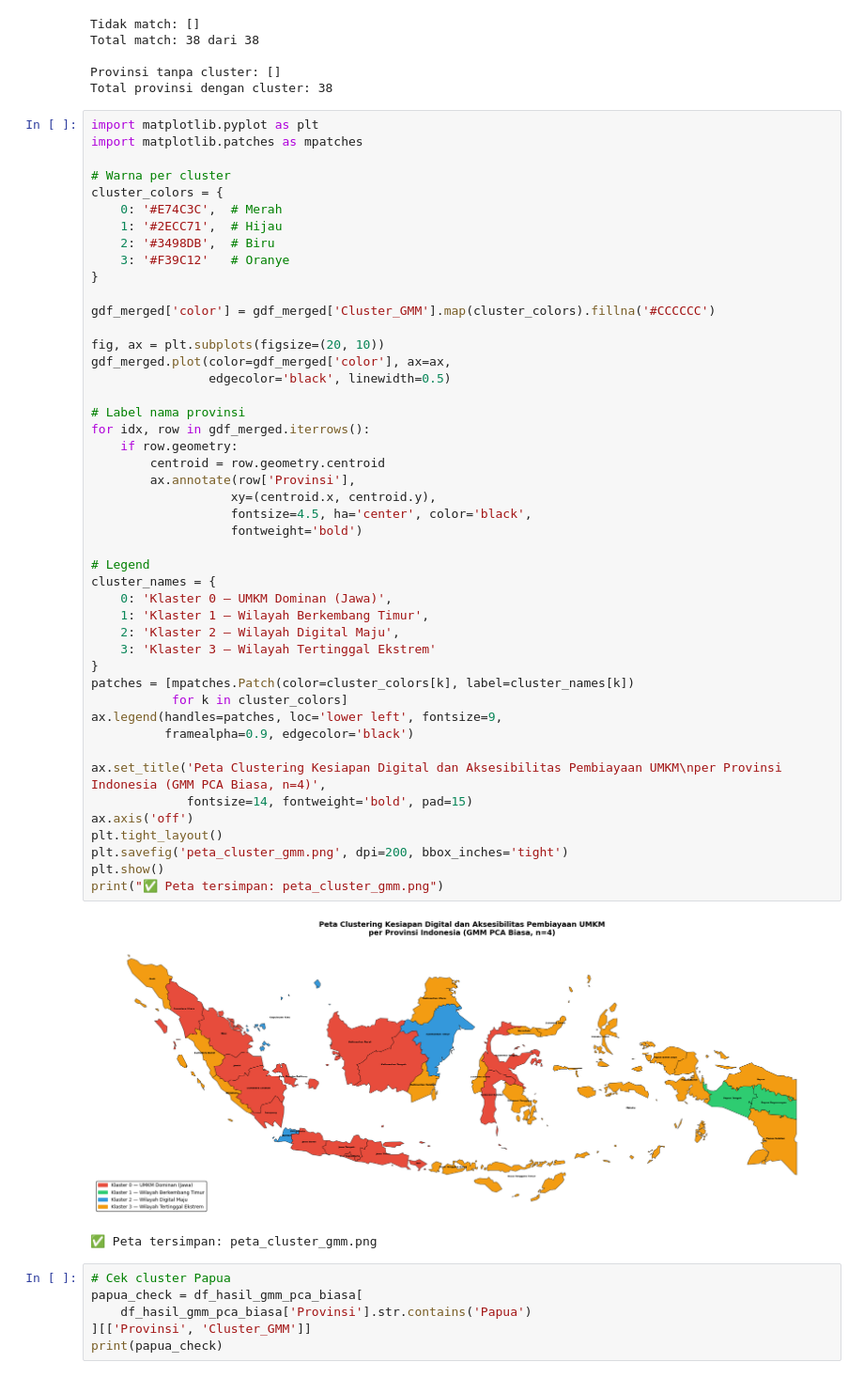
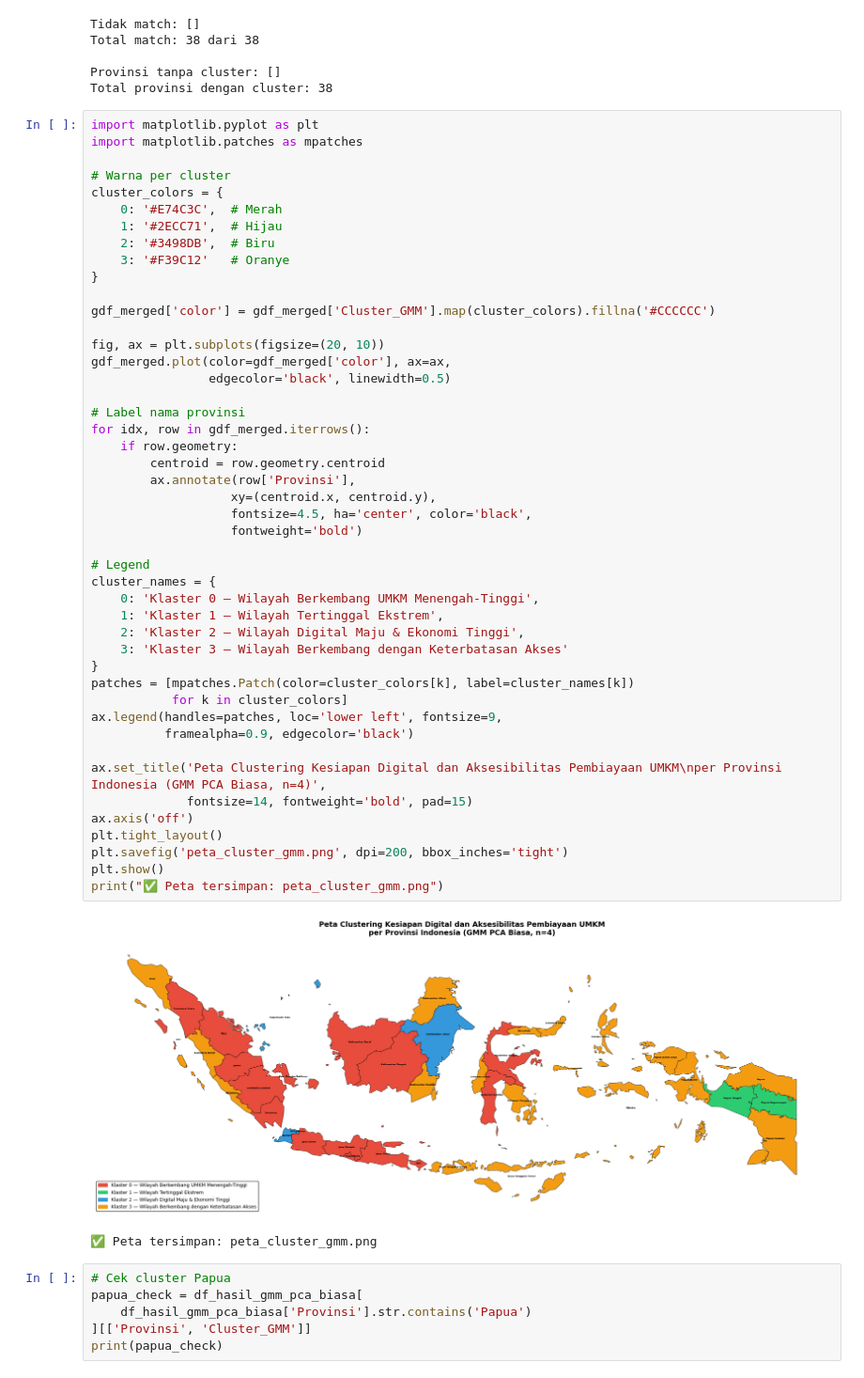
Before and after one commit to mmalveaffs-beep/DatMin---Clustering-UMKM, a Jupyter notebook: Code kompilasi 2.ipynb, the cells around one changed output. Shown at 94% size. Drawn from its saved outputs; the diff is of its cells as text.

```diff
--- a/Code kompilasi 2.ipynb
+++ b/Code kompilasi 2.ipynb
@@ -1677,38 +1624,38 @@ gdf_merged['color'] = gdf_merged['Cluster_GMM'].map(cluster_colors).fillna('#CCC
 
 fig, ax = plt.subplots(figsize=(20, 10))
 gdf_merged.plot(color=gdf_merged['color'], ax=ax,
                 edgecolor='black', linewidth=0.5)
 
 # Label nama provinsi
 for idx, row in gdf_merged.iterrows():
     if row.geometry:
         centroid = row.geometry.centroid
         ax.annotate(row['Provinsi'],
                    xy=(centroid.x, centroid.y),
                    fontsize=4.5, ha='center', color='black',
                    fontweight='bold')
 
 # Legend
 cluster_names = {
-    0: 'Klaster 0 — UMKM Dominan (Jawa)',
-    1: 'Klaster 1 — Wilayah Berkembang Timur',
-    2: 'Klaster 2 — Wilayah Digital Maju',
-    3: 'Klaster 3 — Wilayah Tertinggal Ekstrem'
+    0: 'Klaster 0 — Wilayah Berkembang UMKM Menengah-Tinggi',
+    1: 'Klaster 1 — Wilayah Tertinggal Ekstrem',
+    2: 'Klaster 2 — Wilayah Digital Maju & Ekonomi Tinggi',
+    3: 'Klaster 3 — Wilayah Berkembang dengan Keterbatasan Akses'
 }
 patches = [mpatches.Patch(color=cluster_colors[k], label=cluster_names[k])
            for k in cluster_colors]
 ax.legend(handles=patches, loc='lower left', fontsize=9,
           framealpha=0.9, edgecolor='black')
 
 ax.set_title('Peta Clustering Kesiapan Digital dan Aksesibilitas Pembiayaan UMKM\nper Provinsi Indonesia (GMM PCA Biasa, n=4)',
              fontsize=14, fontweight='bold', pad=15)
 ax.axis('off')
 plt.tight_layout()
 plt.savefig('peta_cluster_gmm.png', dpi=200, bbox_inches='tight')
 plt.show()
 print("✅ Peta tersimpan: peta_cluster_gmm.png")
 # %% [output]
-[figure, old version]
+[figure, new version]
 ✅ Peta tersimpan: peta_cluster_gmm.png
 # %%
 # Cek cluster Papua
```
Also changed, not shown: parts of 21 cells of this notebook, 4 other files.
